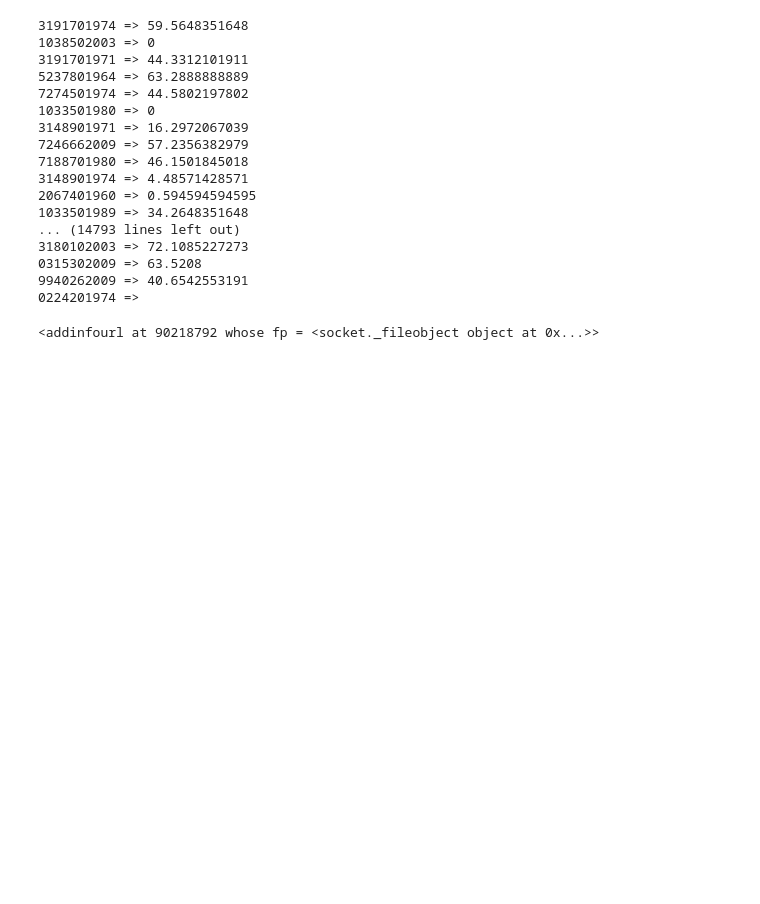
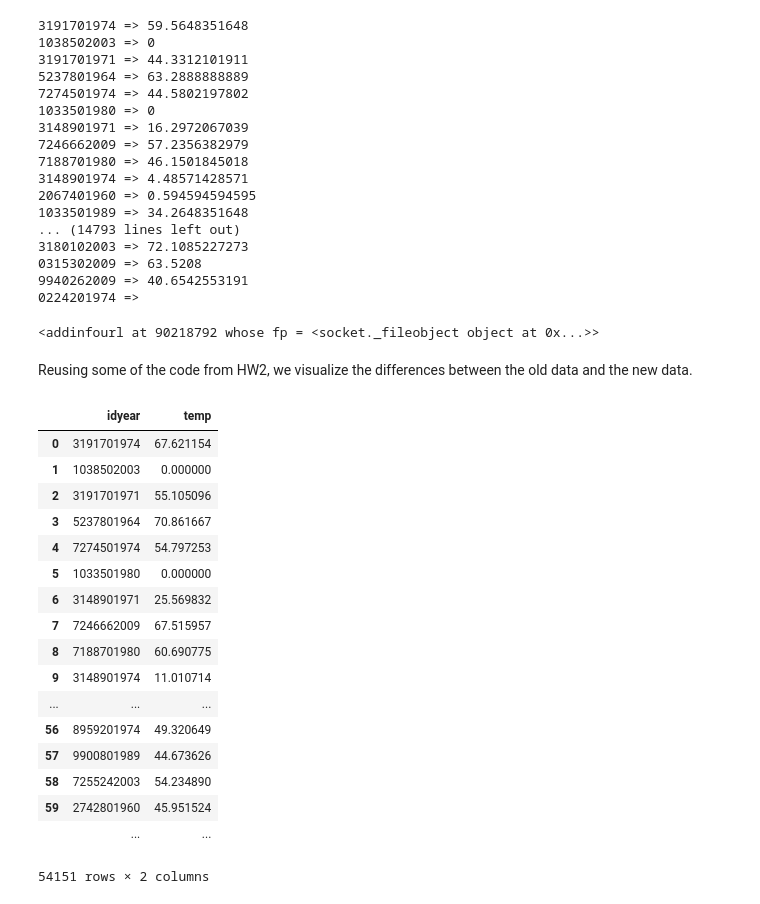
Before and after one commit to zeynepsu/UCSD_BigData, a Jupyter notebook: notebooks/weather.mapreduce/PCA.ipynb, the cells around one changed output. Drawn from its saved outputs; the diff is of its cells as text; code cells hidden in the pictures; blank space fills up the shorter version.

```diff
--- a/notebooks/weather.mapreduce/PCA.ipynb
+++ b/notebooks/weather.mapreduce/PCA.ipynb
@@ -455,3 +455,27 @@ res
 output = open('idlatlon.pkl', 'wb')
 pickle.dump(res, output)
 output.close()
+# %% [markdown]
+Reusing some of the code from HW2, we visualize the differences between the old data and the new data.
+# %%
+stations=pickle.load(open('meantemp.pkl', 'rb'))
+stations
+# %% [output]
+|  | idyear | temp |
+| 0 | 3191701974 | 67.621154 |
+| 1 | 1038502003 | 0.000000 |
+| 2 | 3191701971 | 55.105096 |
+| 3 | 5237801964 | 70.861667 |
+| 4 | 7274501974 | 54.797253 |
+| 5 | 1033501980 | 0.000000 |
+| 6 | 3148901971 | 25.569832 |
+| 7 | 7246662009 | 67.515957 |
+| 8 | 7188701980 | 60.690775 |
+| 9 | 3148901974 | 11.010714 |
+| ... | ... | ... |
+| 56 | 8959201974 | 49.320649 |
+| 57 | 9900801989 | 44.673626 |
+| 58 | 7255242003 | 54.234890 |
+| 59 | 2742801960 | 45.951524 |
+|  | ... | ... |
+54151 rows × 2 columns
```
Also changed, not shown: parts of 2 cells of this notebook.
